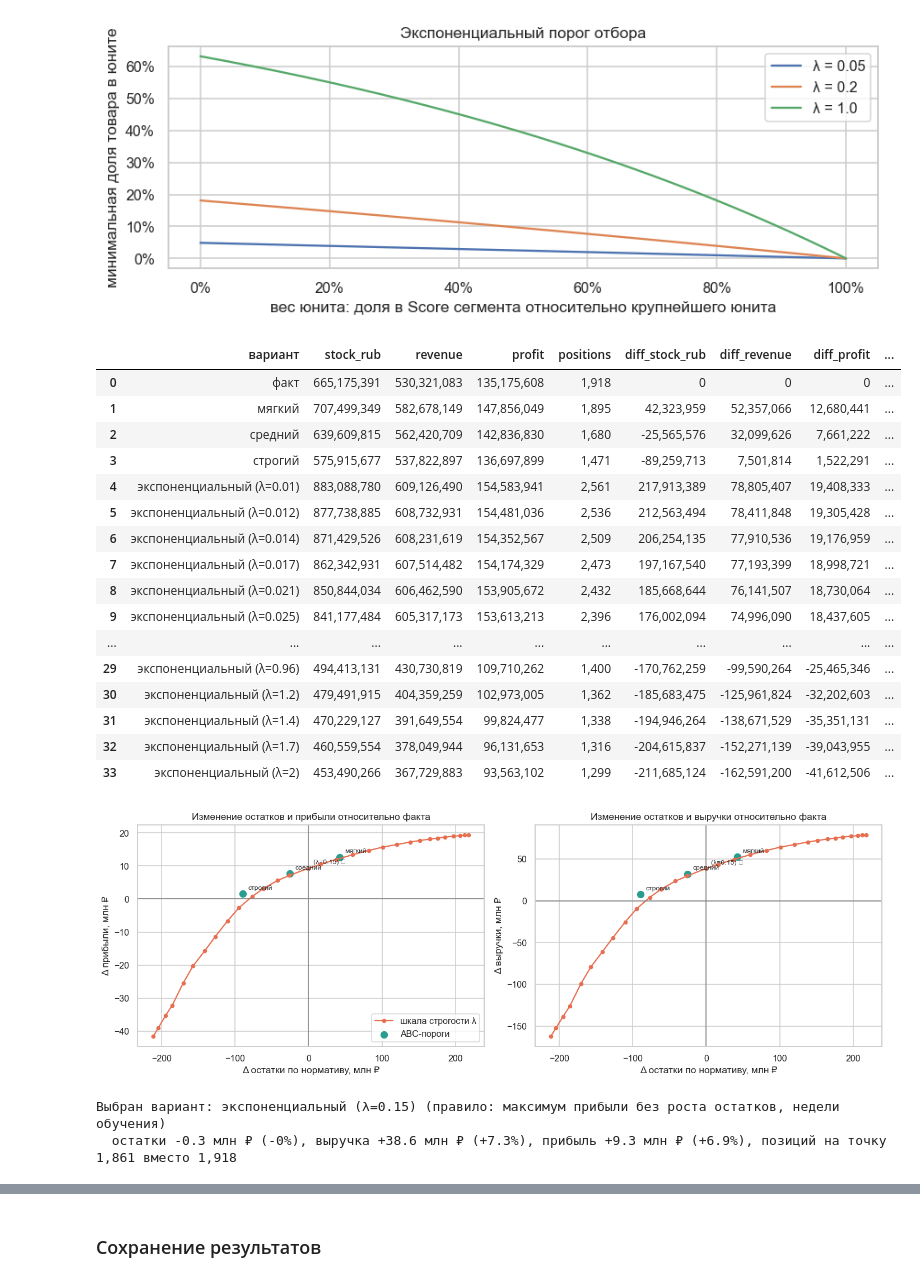
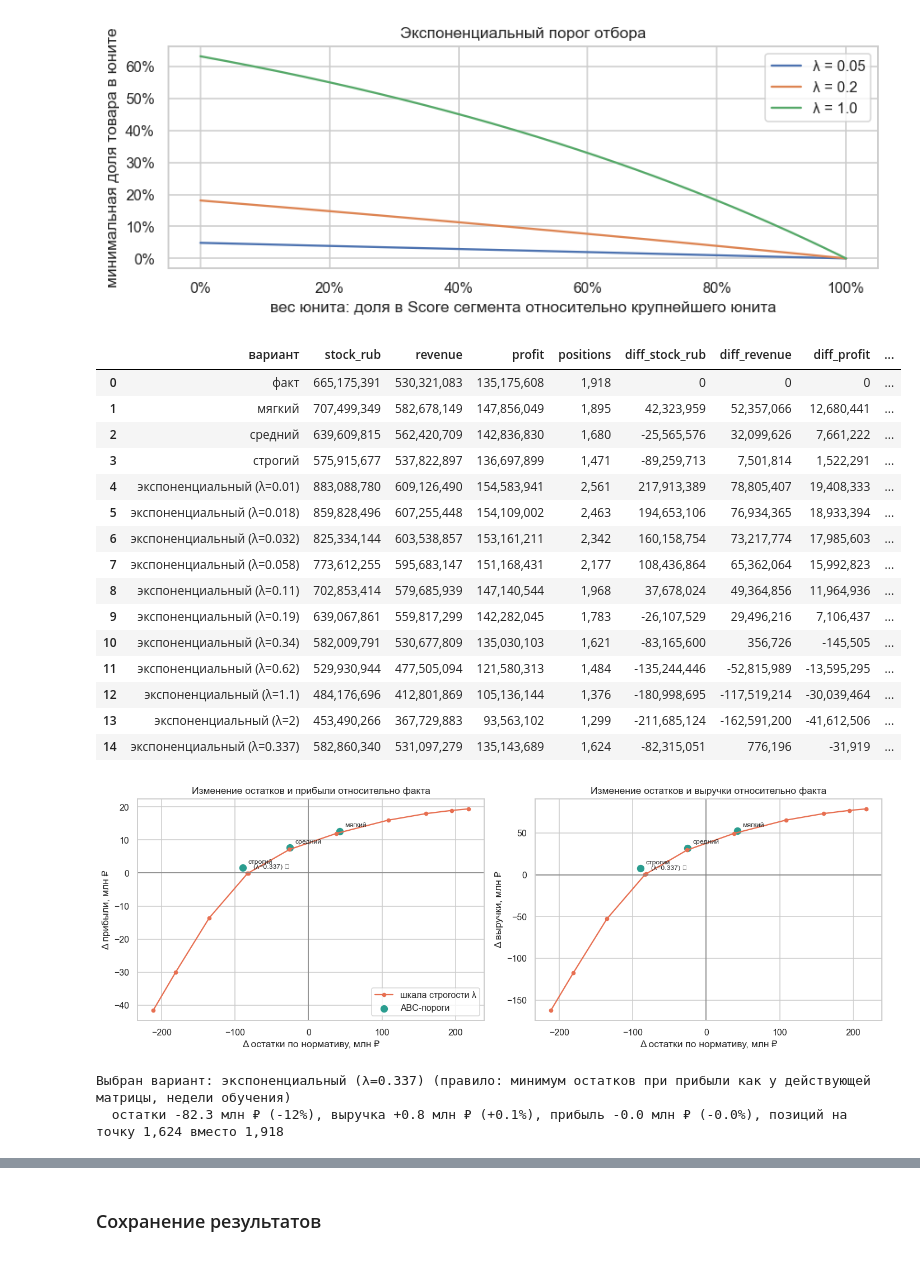
Before and after one commit to Viktor-VK/portfolio, a Jupyter notebook: Скоринг и выбор ассортиментной матрицы/01_score_abc_и_выбор_матрицы.ipynb, the cells around one changed output, grey strips where cells are left out. Cells and saved outputs as stored; diff of their text form; code cells hidden in the pictures.

```diff
--- a/Скоринг и выбор ассортиментной матрицы/01_score_abc_и_выбор_матрицы.ipynb
+++ b/Скоринг и выбор ассортиментной матрицы/01_score_abc_и_выбор_матрицы.ipynb
@@ -63,9 +63,11 @@ ABC_THRESHOLD_CANDIDATES = pd.DataFrame([
     {"method": "строгий", "a": 0.15, "b": 0.25, "c": 0.35, "s_u": 150.0},
 ])
 
-# Строгость экспоненциального отбора подбирается плавно: 30 значений λ от почти «всё продаваемое» до «только лидеры».
-# Чем больше λ, тем строже отбор. ABC-пороги считаются для сравнения, выбор идёт по шкале λ.
-LAMBDA_GRID = list(dict.fromkeys(float(f'{x:.2g}') for x in np.geomspace(0.01, 2, 30)))
+# Строгость экспоненциального отбора: кривая строится по 10 значениям λ от почти «всё продаваемое» до «только
+# лидеры» (чем больше λ, тем строже отбор), а точки пересечения с нулём прибыли и нулём остатков считаются точно -
+# λ подбирается делением отрезка пополам. ABC-пороги считаются для сравнения.
+LAMBDA_GRID = list(dict.fromkeys(float(f'{x:.2g}') for x in np.geomspace(0.01, 2, 10)))
+SOLVE_ITERS = 12   # шагов деления отрезка при поиске нулевой точки
 LAMBDAS_SHOW = [0.05, 0.2, 1.0]   # для графика формы порога
 
 # Защищённые позиции входят в матрицу независимо от Score: минимальный ассортимент и собственная марка
@@ -357,7 +387,17 @@ plt.title('Экспоненциальный порог отбора'); plt.legen
 [figure]
 # %%
 res_train = compare_variants(seg_groups, cand, train)
-selected = choose(res_train)
+fact_train = res_train.set_index('вариант').loc['факт']
+# правило выбора: минимум остатков при прибыли как у действующей матрицы - точка, где кривая пересекает
+# нулевую Δ прибыли на неделях обучения (прибыль - оценка по текущим продажам, остатки сравниваются полностью)
+lam_sel, _ = solve_lambda(seg_groups, cand, 'profit', train, fact_train)
+selected = f'экспоненциальный (λ={lam_sel:.3g})'
+protected = (PROTECT_MIN_ASSORTMENT & cand.is_min_assortment) | (PROTECT_OWN_BRAND & cand.is_own_brand)
+cand[selected] = matrix_sign_by_exponential_bound(cand, lam_sel) | (protected & (cand.score > 0))
+sel_row = {'вариант': selected, **evaluate(to_pairs(seg_groups, cand, selected), train)}
+res_train = pd.concat([res_train, pd.DataFrame([sel_row])], ignore_index=True)
+for m in ['stock_rub', 'revenue', 'profit', 'positions']:
+    res_train[f'diff_{m}'] = res_train[m] - res_train.loc[0, m]
 res_train.style.format({c: '{:,.0f}' for c in res_train.columns if c != 'вариант'})
 # %% [output]
 |  | вариант | stock_rub | revenue | profit | positions | diff_stock_rub | diff_revenue | diff_profit | ... |
@@ -366,43 +406,41 @@ res_train.style.format({c: '{:,.0f}' for c in res_train.columns if c != 'вар
 | 2 | средний | 639,609,815 | 562,420,709 | 142,836,830 | 1,680 | -25,565,576 | 32,099,626 | 7,661,222 | ... |
 | 3 | строгий | 575,915,677 | 537,822,897 | 136,697,899 | 1,471 | -89,259,713 | 7,501,814 | 1,522,291 | ... |
 | 4 | экспоненциальный (λ=0.01) | 883,088,780 | 609,126,490 | 154,583,941 | 2,561 | 217,913,389 | 78,805,407 | 19,408,333 | ... |
-| 5 | экспоненциальный (λ=0.012) | 877,738,885 | 608,732,931 | 154,481,036 | 2,536 | 212,563,494 | 78,411,848 | 19,305,428 | ... |
-| 6 | экспоненциальный (λ=0.014) | 871,429,526 | 608,231,619 | 154,352,567 | 2,509 | 206,254,135 | 77,910,536 | 19,176,959 | ... |
-| 7 | экспоненциальный (λ=0.017) | 862,342,931 | 607,514,482 | 154,174,329 | 2,473 | 197,167,540 | 77,193,399 | 18,998,721 | ... |
-| 8 | экспоненциальный (λ=0.021) | 850,844,034 | 606,462,590 | 153,905,672 | 2,432 | 185,668,644 | 76,141,507 | 18,730,064 | ... |
-| 9 | экспоненциальный (λ=0.025) | 841,177,484 | 605,317,173 | 153,613,213 | 2,396 | 176,002,094 | 74,996,090 | 18,437,605 | ... |
-| ... | ... | ... | ... | ... | ... | ... | ... | ... | ... |
-| 29 | экспоненциальный (λ=0.96) | 494,413,131 | 430,730,819 | 109,710,262 | 1,400 | -170,762,259 | -99,590,264 | -25,465,346 | ... |
-| 30 | экспоненциальный (λ=1.2) | 479,491,915 | 404,359,259 | 102,973,005 | 1,362 | -185,683,475 | -125,961,824 | -32,202,603 | ... |
-| 31 | экспоненциальный (λ=1.4) | 470,229,127 | 391,649,554 | 99,824,477 | 1,338 | -194,946,264 | -138,671,529 | -35,351,131 | ... |
-| 32 | экспоненциальный (λ=1.7) | 460,559,554 | 378,049,944 | 96,131,653 | 1,316 | -204,615,837 | -152,271,139 | -39,043,955 | ... |
-| 33 | экспоненциальный (λ=2) | 453,490,266 | 367,729,883 | 93,563,102 | 1,299 | -211,685,124 | -162,591,200 | -41,612,506 | ... |
+| 5 | экспоненциальный (λ=0.018) | 859,828,496 | 607,255,448 | 154,109,002 | 2,463 | 194,653,106 | 76,934,365 | 18,933,394 | ... |
+| 6 | экспоненциальный (λ=0.032) | 825,334,144 | 603,538,857 | 153,161,211 | 2,342 | 160,158,754 | 73,217,774 | 17,985,603 | ... |
+| 7 | экспоненциальный (λ=0.058) | 773,612,255 | 595,683,147 | 151,168,431 | 2,177 | 108,436,864 | 65,362,064 | 15,992,823 | ... |
+| 8 | экспоненциальный (λ=0.11) | 702,853,414 | 579,685,939 | 147,140,544 | 1,968 | 37,678,024 | 49,364,856 | 11,964,936 | ... |
+| 9 | экспоненциальный (λ=0.19) | 639,067,861 | 559,817,299 | 142,282,045 | 1,783 | -26,107,529 | 29,496,216 | 7,106,437 | ... |
+| 10 | экспоненциальный (λ=0.34) | 582,009,791 | 530,677,809 | 135,030,103 | 1,621 | -83,165,600 | 356,726 | -145,505 | ... |
+| 11 | экспоненциальный (λ=0.62) | 529,930,944 | 477,505,094 | 121,580,313 | 1,484 | -135,244,446 | -52,815,989 | -13,595,295 | ... |
+| 12 | экспоненциальный (λ=1.1) | 484,176,696 | 412,801,869 | 105,136,144 | 1,376 | -180,998,695 | -117,519,214 | -30,039,464 | ... |
+| 13 | экспоненциальный (λ=2) | 453,490,266 | 367,729,883 | 93,563,102 | 1,299 | -211,685,124 | -162,591,200 | -41,612,506 | ... |
+| 14 | экспоненциальный (λ=0.337) | 582,860,340 | 531,097,279 | 135,143,689 | 1,624 | -82,315,051 | 776,196 | -31,919 | ... |
 # %%
 fig, axes = plt.subplots(1, 2, figsize=(13, 4.6))
 cand_rows = res_train[res_train['вариант'] != 'факт']
 for ax, metric, title in [(axes[0], 'diff_profit', 'прибыли'), (axes[1], 'diff_revenue', 'выручки')]:
-    is_exp = cand_rows['вариант'].isin(EXP_VARIANTS)
+    is_exp = cand_rows['вариант'].str.startswith('эксп')
     e = cand_rows[is_exp].sort_values('diff_stock_rub')
     ax.plot(e.diff_stock_rub / 1e6, e[metric] / 1e6, color='#e76f51', marker='o', ms=4, label='шкала строгости λ')
     ax.scatter(cand_rows.diff_stock_rub[~is_exp] / 1e6, cand_rows[metric][~is_exp] / 1e6, s=60, color='#2a9d8f', label='ABC-пороги')
     for _, r in cand_rows[(~is_exp) | (cand_rows['вариант'] == selected)].iterrows():
         ax.annotate(r['вариант'].replace('экспоненциальный ', '') + (' ✓' if r['вариант'] == selected else ''),
                     (r.diff_stock_rub / 1e6, r[metric] / 1e6), textcoords='offset points', xytext=(6, 5), fontsize=8)
     ax.axhline(0, color='grey', lw=1); ax.axvline(0, color='grey', lw=1)
     ax.set(title=f'Изменение остатков и {title} относительно факта', xlabel='Δ остатки по нормативу, млн ₽', ylabel=f'Δ {title}, млн ₽')
 axes[0].legend(loc='lower right'); plt.tight_layout(); plt.show()
 
 best = res_train.set_index('вариант').loc[selected]
-fact_train = res_train.set_index('вариант').loc['факт']
-print(f'Выбран вариант: {selected} (правило: максимум прибыли без роста остатков, недели обучения)')
+print(f'Выбран вариант: {selected} (правило: минимум остатков при прибыли как у действующей матрицы, недели обучения)')
 print(f'  остатки {best.diff_stock_rub / 1e6:+.1f} млн ₽ ({best.diff_stock_rub / fact_train.stock_rub:+.0%}), '
       f'выручка {best.diff_revenue / 1e6:+.1f} млн ₽ ({best.diff_revenue / fact_train.revenue:+.1%}), '
       f'прибыль {best.diff_profit / 1e6:+.1f} млн ₽ ({best.diff_profit / fact_train.profit:+.1%}), '
       f'позиций на точку {best.positions:,.0f} вместо {fact_train.positions:,.0f}')
 # %% [output]
-[figure, old version]
+[figure, new version]
-Выбран вариант: экспоненциальный (λ=0.15) (правило: максимум прибыли без роста остатков, недели обучения)
-  остатки -0.3 млн ₽ (-0%), выручка +38.6 млн ₽ (+7.3%), прибыль +9.3 млн ₽ (+6.9%), позиций на точку 1,861 вместо 1,918
+Выбран вариант: экспоненциальный (λ=0.337) (правило: минимум остатков при прибыли как у действующей матрицы, недели обучения)
+  остатки -82.3 млн ₽ (-12%), выручка +0.8 млн ₽ (+0.1%), прибыль -0.0 млн ₽ (-0.0%), позиций на точку 1,624 вместо 1,918
 # %%
 fact_width = fact_pairs.assign(grp=fact_pairs.TradePointId.map(seg_groups)).groupby('grp').size() / n_stores
 width = pd.DataFrame({'факт': fact_width, 'новая': cand[cand[selected]].groupby('grp').size()}).loc[n_stores.sort_values().index]
```
Also changed, not shown: parts of 9 cells of this notebook, 2 other files.
